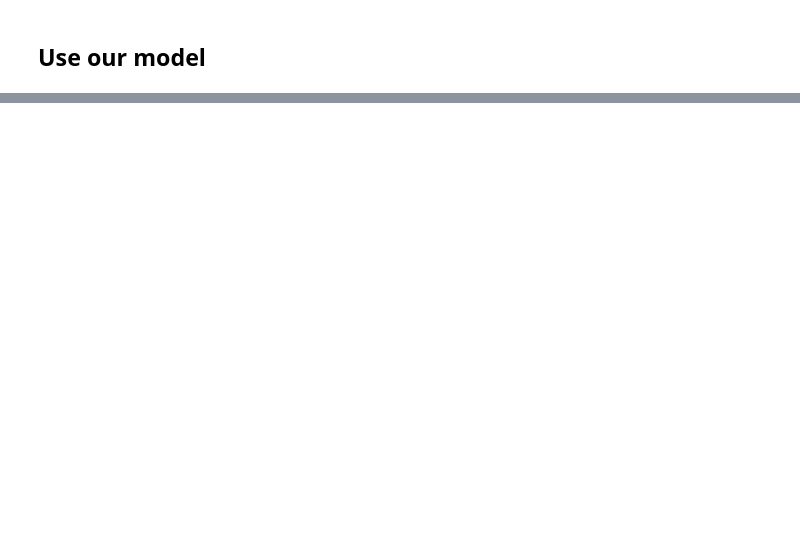
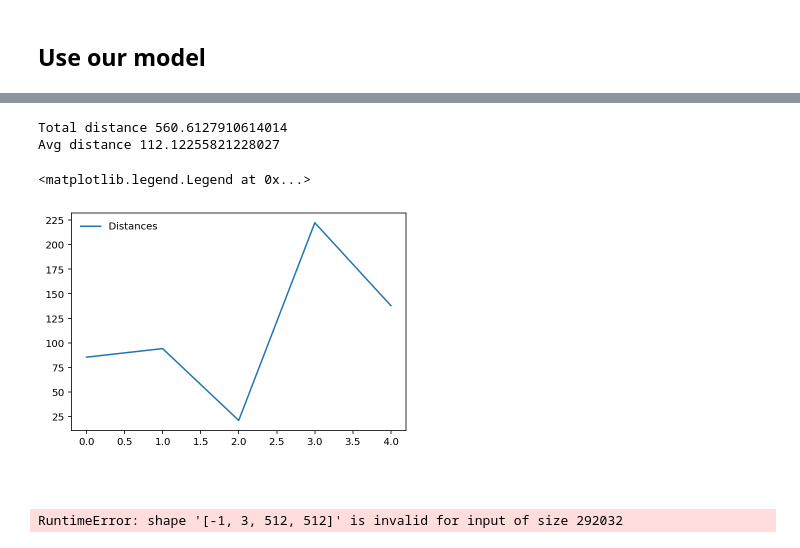
Before and after one commit to spykecb/motion-tracker, a Jupyter notebook: Motion Tracker.ipynb, the cells around one changed output, grey strips where cells are left out. Drawn from its saved outputs; the diff is of its cells as text; code cells hidden in the pictures; blank space fills up the shorter version.

```diff
--- a/Motion Tracker.ipynb
+++ b/Motion Tracker.ipynb
@@ -428,17 +295,20 @@ for i, pos in enumerate(positions):
 # %%
 distances = []
 for i, pos in enumerate(positions):
     pos_exp = positions_expected[i]
 
     dist = np.linalg.norm(pos_exp-pos)
-    distances.append(dist)
+    distances.append(dist * 512)
 
-print(logps, "\n", output["positions"])
-print("Loss", criterion(logps, output["positions"]))
 print("Total distance", np.array(distances).sum())
 print("Avg distance", np.array(distances).mean())
 plt.plot(distances, label='Distances')
 plt.legend(frameon=False)
+# %% [output]
+Total distance 560.6127910614014
+Avg distance 112.12255821228027
+<matplotlib.legend.Legend at 0x...>
+[figure, added]
 # %% [markdown]
 ##
 # %%
@@ -447,32 +317,7 @@ motions_test2 = MotionDataset('test2/input.csv', 'test2', test_transforms, minma
 testloader2 = torch.utils.data.DataLoader(motions_test2, batch_size=1, shuffle=True)
 inp, output = next(iter(testloader2))
 
-positions = []
-positions_expected = []
-# Turn off gradients to speed up this part
-with torch.no_grad():
-    for k in inp:
-        inp[k] = inp[k].to('cpu')
-    for k in output:
-        output[k] = output[k].to('cpu')
-    print(inp["bboxes"])
-    logps = model.forward(inp["images"], inp["details"], inp["bboxes"])
-    logps_denormalized = logps
-    labels_denormalized = output["positions"]
-    print(logps.shape)
-
-    for body_index in range(5):
-        xyz = []
-        xyz_e = []
-        for pos_index in range(2):
-            xyz.append(logps_denormalized[0][body_index][pos_index])
-            xyz_e.append(labels_denormalized[0][body_index][pos_index])
-        positions.append(xyz)
-        positions_expected.append(xyz_e)
-#     print(list(model.parameters()))
-
-positions = np.array(positions)
-positions_expected = np.array(positions_expected)
+positions, positions_expected = helper.evaluate_model(model, inp, output)
 fig = plt.figure()
 ax = plt.axes()
 
@@ -486,18 +331,10 @@ ax.scatter(xdata, [1 - y for y in ydata]);
 helper.imshow(inp["images"][0], xdata=xdata, ydata=ydata)
 
 for i, pos in enumerate(positions):
-    label = None
-    if i == 0:
-        label = "Head"
-    elif i == 1:
-        label = "LeftHand"
-    elif i == 2:
-        label = "RightHand"
-    elif i == 3:
-        label = "LeftFoot"
-    elif i == 4:
-        label = "RightFoot"
+    label = helper.get_label(i)
     if label is not None:
 #         label = label + "{:.2f}".format(confidences[0][i].item())
         label = label + "{:.2f}".format(output["confidences"][0][i].item())
         ax.text(pos[0], 1 - pos[1], label, None, color="green")
+# %% [output]
+RuntimeError: shape '[-1, 3, 512, 512]' is invalid for input of size 292032
```
Also changed, not shown: parts of 12 cells of this notebook, 7 other files.
